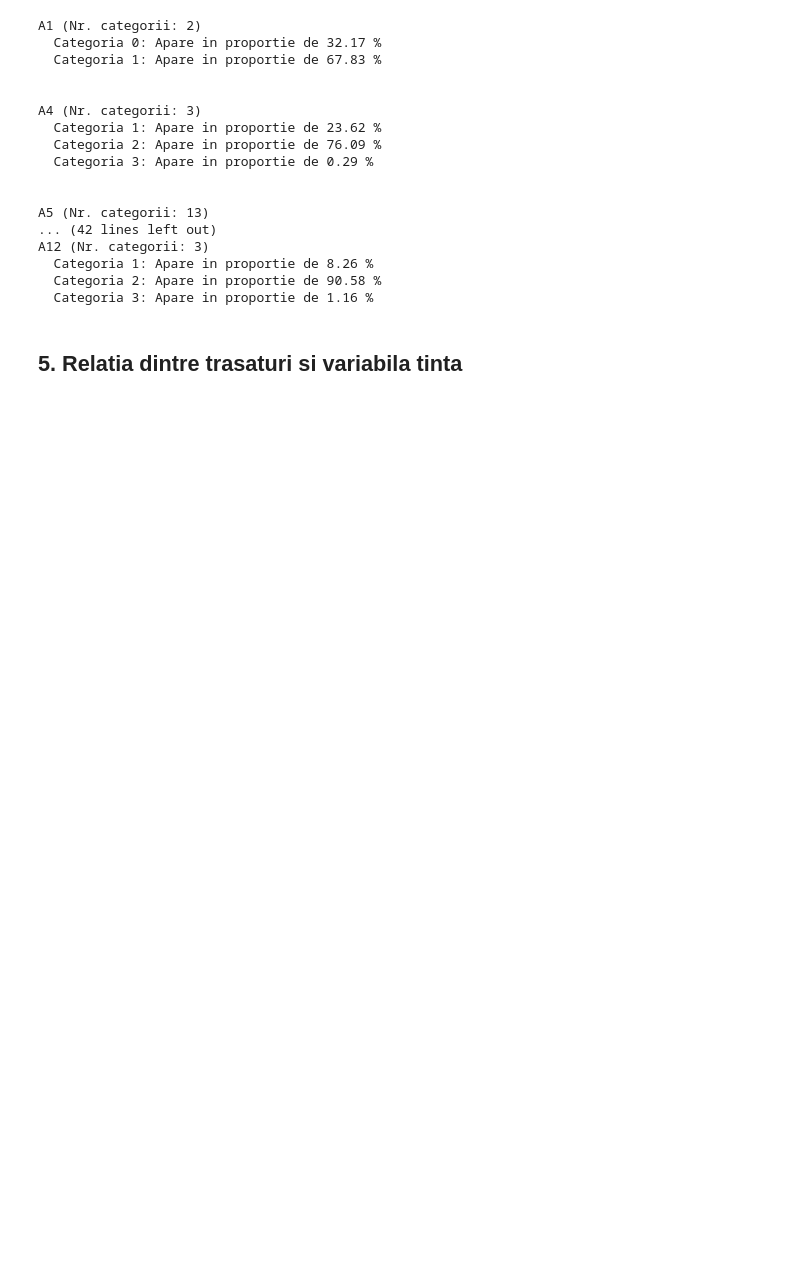
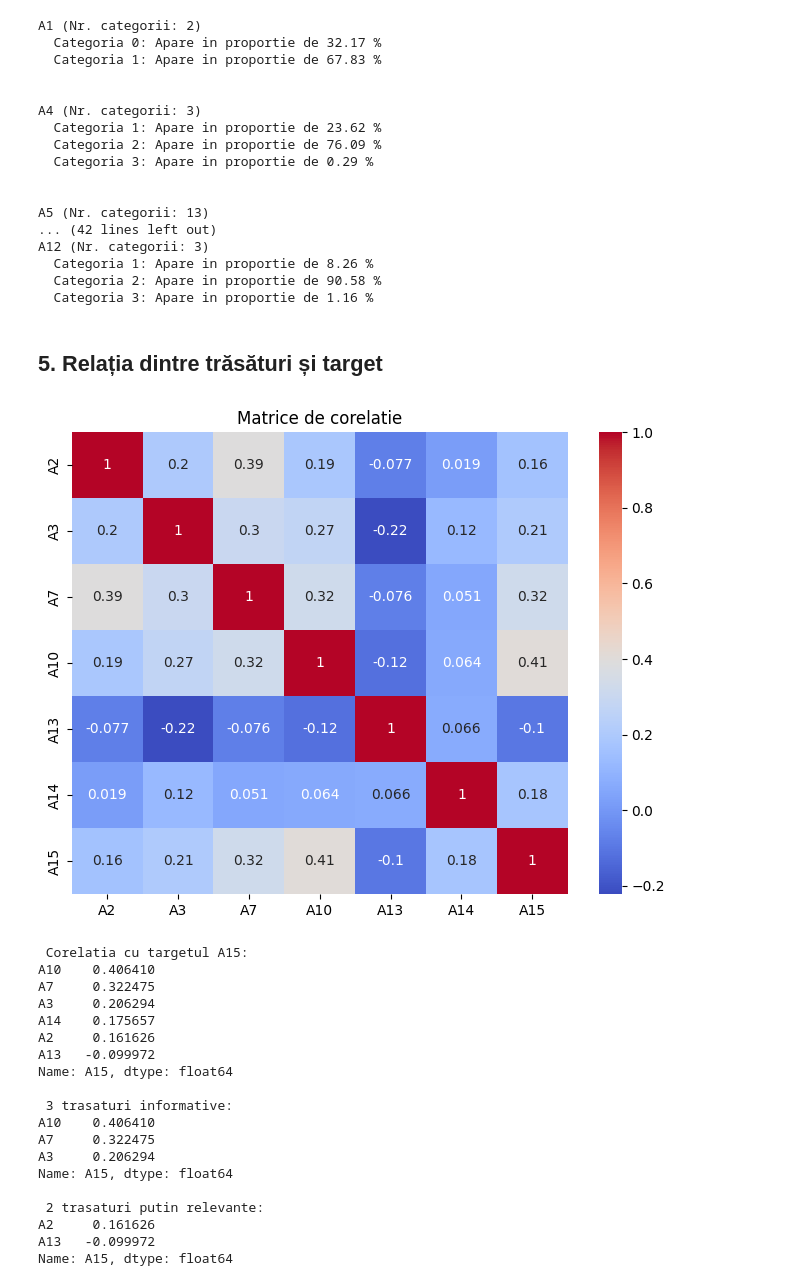
Before and after one commit to Andreiyiii/Australian-Credit-Approval, a Jupyter notebook: analiza_date.ipynb, the cells around one changed output. Drawn from its saved outputs; the diff is of its cells as text; code cells hidden in the pictures; blank space fills up the shorter version.

```diff
--- a/analiza_date.ipynb
+++ b/analiza_date.ipynb
@@ -294,6 +291,54 @@ A12 (Nr. categorii: 3)
   Categoria 1: Apare in proportie de 8.26 %
   Categoria 2: Apare in proportie de 90.58 %
   Categoria 3: Apare in proportie de 1.16 %
-# %% [markdown]
-
-## 5. Relatia dintre trasaturi si variabila tinta
+# %% [markdown]
+
+## 5. Relația dintre trăsături și target
+# %%
+num_cols = ['A2', 'A3', 'A7', 'A10', 'A13', 'A14']
+cols = num_cols + ['A15']
+
+corr_matrix = df_clean[cols].corr()
+
+#heatmap
+fig, axes = plt.subplots(1, 1, figsize=(8, 6))
+sns.heatmap(corr_matrix, annot=True, cmap="coolwarm")
+axes.set_title("Matrice de corelatie")
+plt.show()
+
+# 4) corelatia cu A15 si sortare dp valoarea corelatiei
+corr_with_target = corr_matrix['A15'].drop('A15')
+corr_with_target = corr_with_target.sort_values(key=abs, ascending=False)
+print(" Corelatia cu targetul A15:")
+print(corr_with_target)
+
+# 6) Trasaturi informative si putin relevante
+top_informative = corr_with_target.head(3)
+low_relevant = corr_with_target.tail(2)
+
+print("\n 3 trasaturi informative:")
+print(top_informative)
+
+print("\n 2 trasaturi putin relevante:")
+print(low_relevant)
+# %% [output]
+[figure, added]
+ Corelatia cu targetul A15:
+A10    0.406410
+A7     0.322475
+A3     0.206294
+A14    0.175657
+A2     0.161626
+A13   -0.099972
+Name: A15, dtype: float64
+
+ 3 trasaturi informative:
+A10    0.406410
+A7     0.322475
+A3     0.206294
+Name: A15, dtype: float64
+
+ 2 trasaturi putin relevante:
+A2     0.161626
+A13   -0.099972
+Name: A15, dtype: float64
```
Also changed, not shown: parts of 9 cells of this notebook.
